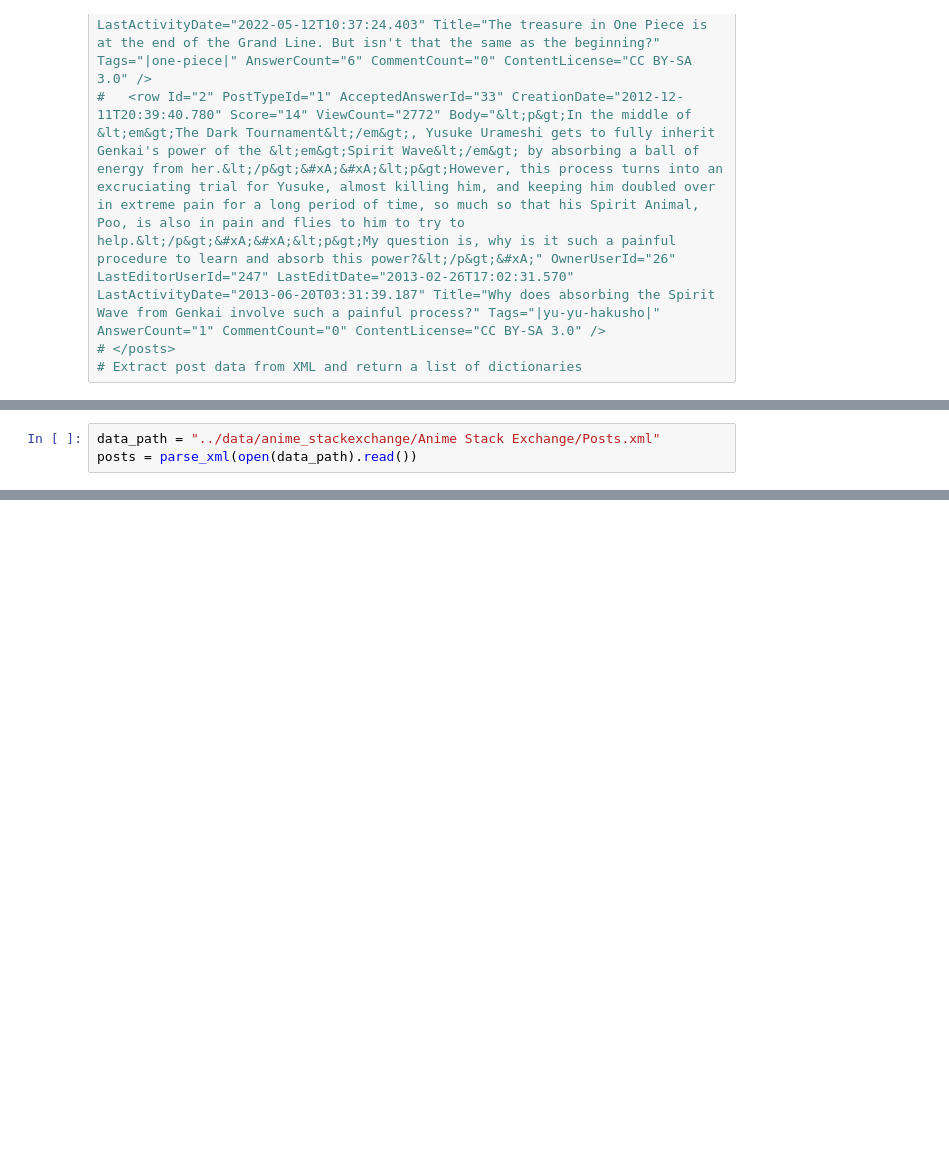
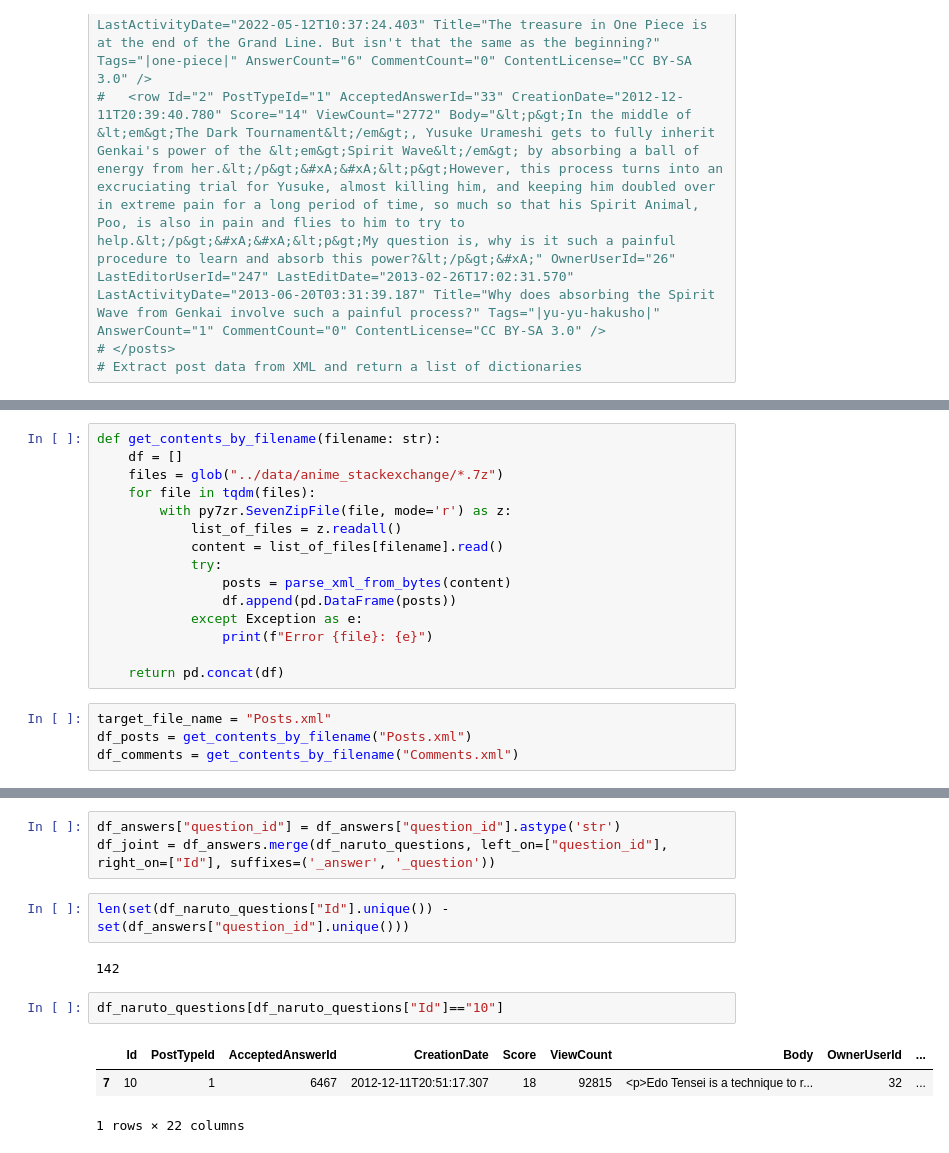
Before and after one commit to NhuanTDBK/minato-qa-engine, a Jupyter notebook: notebooks/anime_stackexchange.ipynb, the cells around one changed output, grey strips where cells are left out. Cells and saved outputs as stored; diff of their text form; blank space fills up the shorter version.

```diff
--- a/notebooks/anime_stackexchange.ipynb
+++ b/notebooks/anime_stackexchange.ipynb
@@ -51,3 +9,0 @@ ParseError: encoding specified in XML declaration is incorrect: line 1, column 3
-# %%
-data_path = "../data/anime_stackexchange/Anime Stack Exchange/Posts.xml"
-posts = parse_xml(open(data_path).read())
@@ -96,0 +52,19 @@ df_posts.iloc[1].to_dict()
+# %%
+def get_contents_by_filename(filename: str):
+    df = []
+    files = glob("../data/anime_stackexchange/*.7z")
+    for file in tqdm(files):
+        with py7zr.SevenZipFile(file, mode='r') as z:
+            list_of_files = z.readall()
+            content = list_of_files[filename].read()
+            try:
+                posts = parse_xml_from_bytes(content)
+                df.append(pd.DataFrame(posts))
+            except Exception as e:
+                print(f"Error {file}: {e}")
+
+    return pd.concat(df)
+# %%
+target_file_name = "Posts.xml"
+df_posts = get_contents_by_filename("Posts.xml")
+df_comments = get_contents_by_filename("Comments.xml")
@@ -96,0 +200,13 @@ df_posts.iloc[1].to_dict()
+# %%
+df_answers["question_id"] = df_answers["question_id"].astype('str')
+df_joint = df_answers.merge(df_naruto_questions, left_on=["question_id"], right_on=["Id"], suffixes=('_answer', '_question'))
+# %%
+len(set(df_naruto_questions["Id"].unique()) - set(df_answers["question_id"].unique()))
+# %% [output]
+142
+# %%
+df_naruto_questions[df_naruto_questions["Id"]=="10"]
+# %% [output]
+|  | Id | PostTypeId | AcceptedAnswerId | CreationDate | Score | ViewCount | Body | OwnerUserId | ... |
+| 7 | 10 | 1 | 6467 | 2012-12-11T20:51:17.307 | 18 | 92815 | <p>Edo Tensei is a technique to r... | 32 | ... |
+1 rows × 22 columns
```
Also changed, not shown: parts of 39 cells of this notebook, 6 other files.
